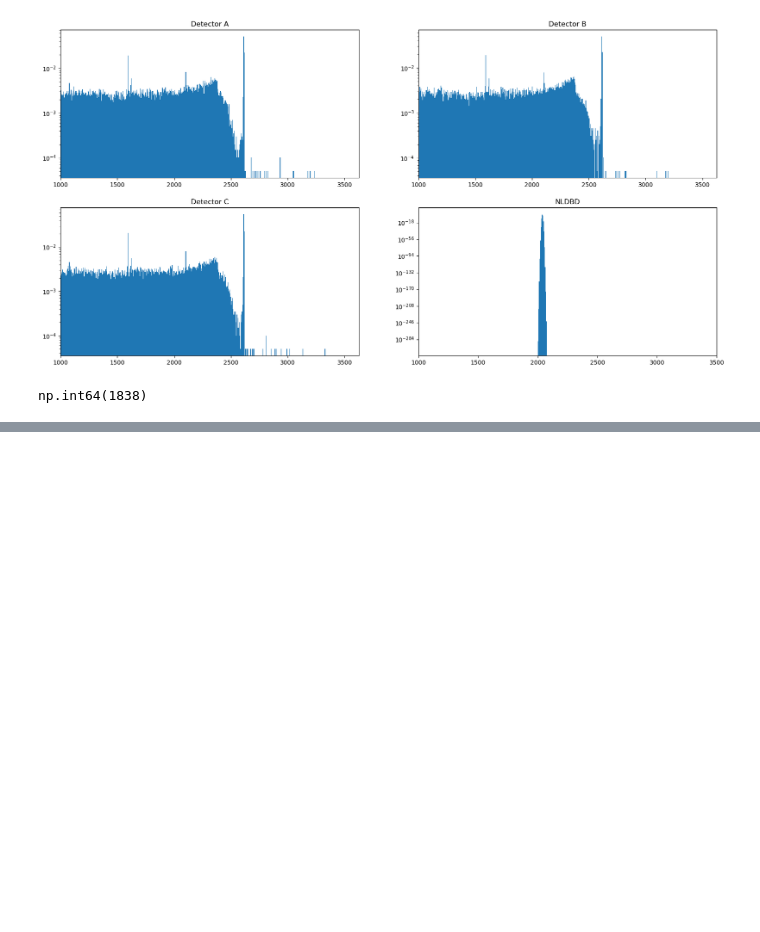
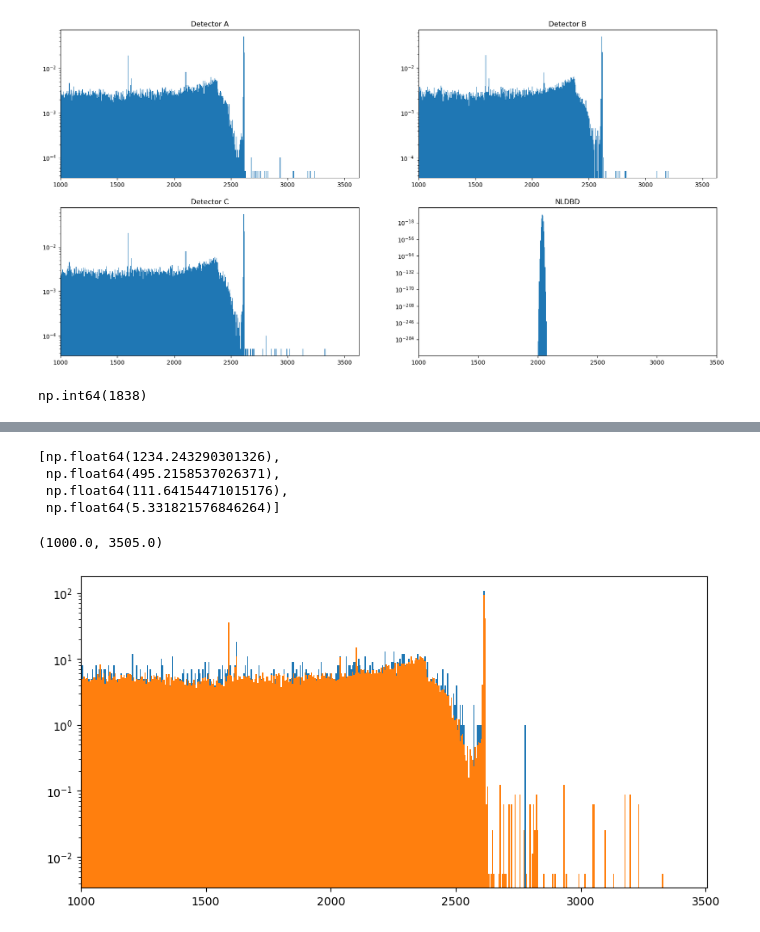
Before and after one commit to bucket420/dsc291-final, a Jupyter notebook: analysis.ipynb, the cells around one changed output, grey strips where cells are left out. Saved outputs shown, nothing was run; the diff lists cells and outputs as text; code cells hidden in the pictures; blank space fills up the shorter version.

```diff
--- a/analysis.ipynb
+++ b/analysis.ipynb
@@ -309,0 +360,11 @@ ValueError: Probability function returned NaN
+# %%
+from IPython.display import display, Math
+
+result = []
+for i in range(4):
+    mcmc = np.percentile(flat_samples[:, i], [16, 50, 84])
+    q = np.diff(mcmc)
+    txt = "\mathrm{{{3}}} = {0:.3f}_{{-{1:.3f}}}^{{{2:.3f}}}"
+    txt = txt.format(mcmc[1], q[0], q[1], labels[i])
+    result.append(mcmc[1])
+    display(Math(txt))
@@ -309,0 +376,17 @@ ValueError: Probability function returned NaN
+# %%
+result
+# %% [output]
+[np.float64(1234.243290301326),
+ np.float64(495.2158537026371),
+ np.float64(111.64154471015176),
+ np.float64(5.331821576846264)]
+# %%
+fitted_hist = hypothesis(result)
+plt.figure(figsize=(10, 5))
+plt.stairs(selected_hist_Target, bins_Target, label='Target', fill=True)
+plt.stairs(fitted_hist, bins_Target, label='Fitted', fill=True)
+plt.yscale('log')
+plt.xlim(energy_lower_limit, energy_upper_limit + bin_width)
+# %% [output]
+(1000.0, 3505.0)
+[figure, added]
```
Also changed, not shown: parts of 12 cells of this notebook.
